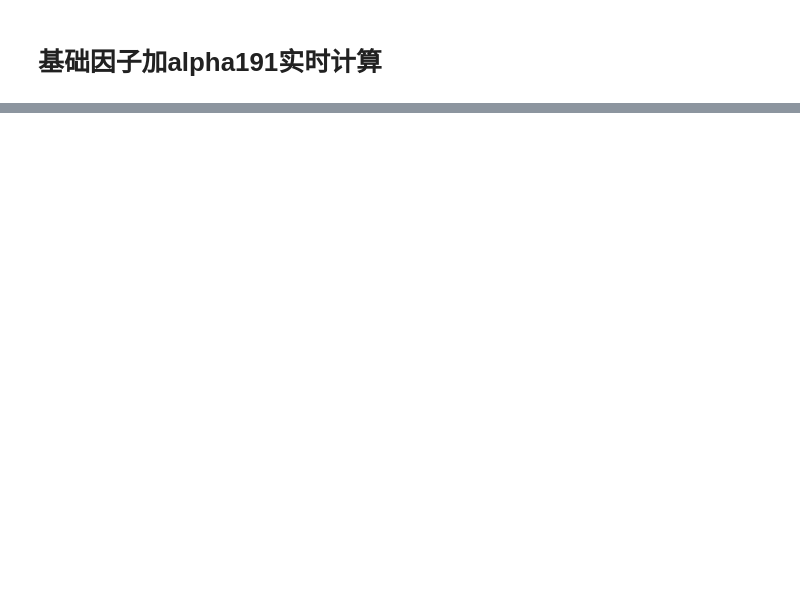
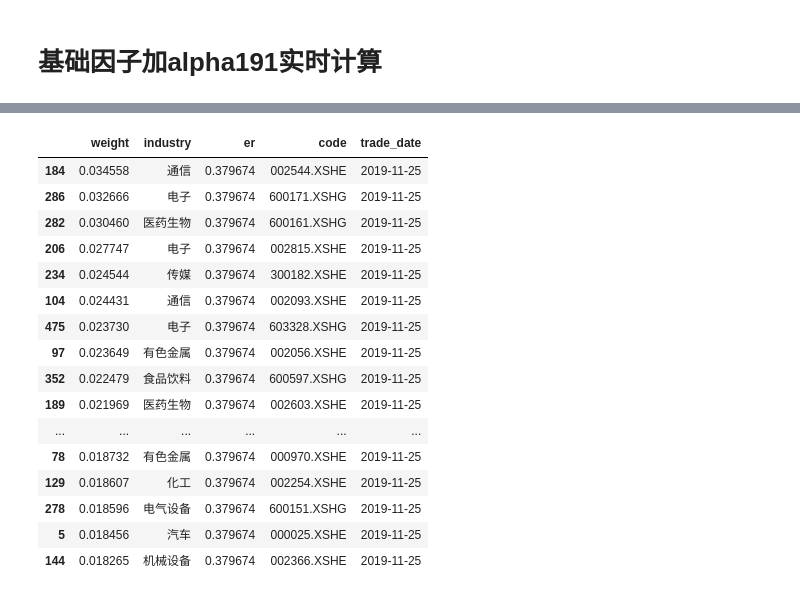
Before and after one commit to STHSF/MultiFactors, a Jupyter notebook: src/stacking/notebooks/run_realtime.ipynb, the cells around one changed output, grey strips where cells are left out. Saved outputs shown, nothing was run; the diff lists cells and outputs as text; code cells hidden in the pictures; blank space fills up the shorter version.

```diff
--- a/src/stacking/notebooks/run_realtime.ipynb
+++ b/src/stacking/notebooks/run_realtime.ipynb
@@ -25,9 +25,9 @@ engine = SqlEngine(data_source)
 universe = Universe('zz500')
 freq = '5b'
 benchmark_code = 905
-start_date = '2010-01-14'  # 训练集的起始时间
-# start_date = '2019-09-02'  # 训练集的起始时间
-end_date = '2019-11-20'
+start_date = '2010-01-19'  # 训练集的起始时间
+# start_date = '2019-09-03'  # 训练集的起始时间
+end_date = '2019-11-25'
 ref_dates = makeSchedule(start_date, end_date, freq, 'china.sse')
 horizon = map_freq(freq)
 industry_name = 'sw'
@@ -87,6 +144,5 @@ len(train_data)
 # %%
 # Constraintes settings
-
 industry_names = industry_list(industry_name, industry_level)
 constraint_risk = ['EARNYILD', 'LIQUIDTY', 'GROWTH', 'SIZE', 'SIZENL', 'BETA', 'MOMENTUM'] + industry_names
 # constraint_risk = ['EARNYILD', 'LIQUIDTY', 'GROWTH', 'SIZE', 'BETA', 'MOMENTUM'] + industry_names
@@ -134,8 +190,8 @@ for name in total_risk_names:
         u_val.append(.0)
     else:
         b_type.append(BoundaryType.ABSOLUTE)
-        l_val.append(-1.005)
-        u_val.append(1.005)
+        l_val.append(-1.0)
+        u_val.append(1.0)
 
 bounds = create_box_bounds(total_risk_names, b_type, l_val, u_val)
 # %%
@@ -346,4 +461,22 @@ ret_df.iloc[0] = 0.
 # %%
 # TOP20
 tune_record['code'] = tune_record['code'].apply(lambda x: "{:06d}".format(x) + '.XSHG' if len(str(x))==6 and str(x)[0] in '6' else "{:06d}".format(x) + '.XSHE')
-tune_record.sort_values(by='er', ascending=False)[:20]
+tune_record.sort_values(by='weight', ascending=False)[:20]
+# %% [output]
+|  | weight | industry | er | code | trade_date |
+| 184 | 0.034558 | 通信 | 0.379674 | 002544.XSHE | 2019-11-25 |
+| 286 | 0.032666 | 电子 | 0.379674 | 600171.XSHG | 2019-11-25 |
+| 282 | 0.030460 | 医药生物 | 0.379674 | 600161.XSHG | 2019-11-25 |
+| 206 | 0.027747 | 电子 | 0.379674 | 002815.XSHE | 2019-11-25 |
+| 234 | 0.024544 | 传媒 | 0.379674 | 300182.XSHE | 2019-11-25 |
+| 104 | 0.024431 | 通信 | 0.379674 | 002093.XSHE | 2019-11-25 |
+| 475 | 0.023730 | 电子 | 0.379674 | 603328.XSHG | 2019-11-25 |
+| 97 | 0.023649 | 有色金属 | 0.379674 | 002056.XSHE | 2019-11-25 |
+| 352 | 0.022479 | 食品饮料 | 0.379674 | 600597.XSHG | 2019-11-25 |
+| 189 | 0.021969 | 医药生物 | 0.379674 | 002603.XSHE | 2019-11-25 |
+| ... | ... | ... | ... | ... | ... |
+| 78 | 0.018732 | 有色金属 | 0.379674 | 000970.XSHE | 2019-11-25 |
+| 129 | 0.018607 | 化工 | 0.379674 | 002254.XSHE | 2019-11-25 |
+| 278 | 0.018596 | 电气设备 | 0.379674 | 600151.XSHG | 2019-11-25 |
+| 5 | 0.018456 | 汽车 | 0.379674 | 000025.XSHE | 2019-11-25 |
+| 144 | 0.018265 | 机械设备 | 0.379674 | 002366.XSHE | 2019-11-25 |
```
Also changed, not shown: parts of 19 cells of this notebook, 3 other files.
